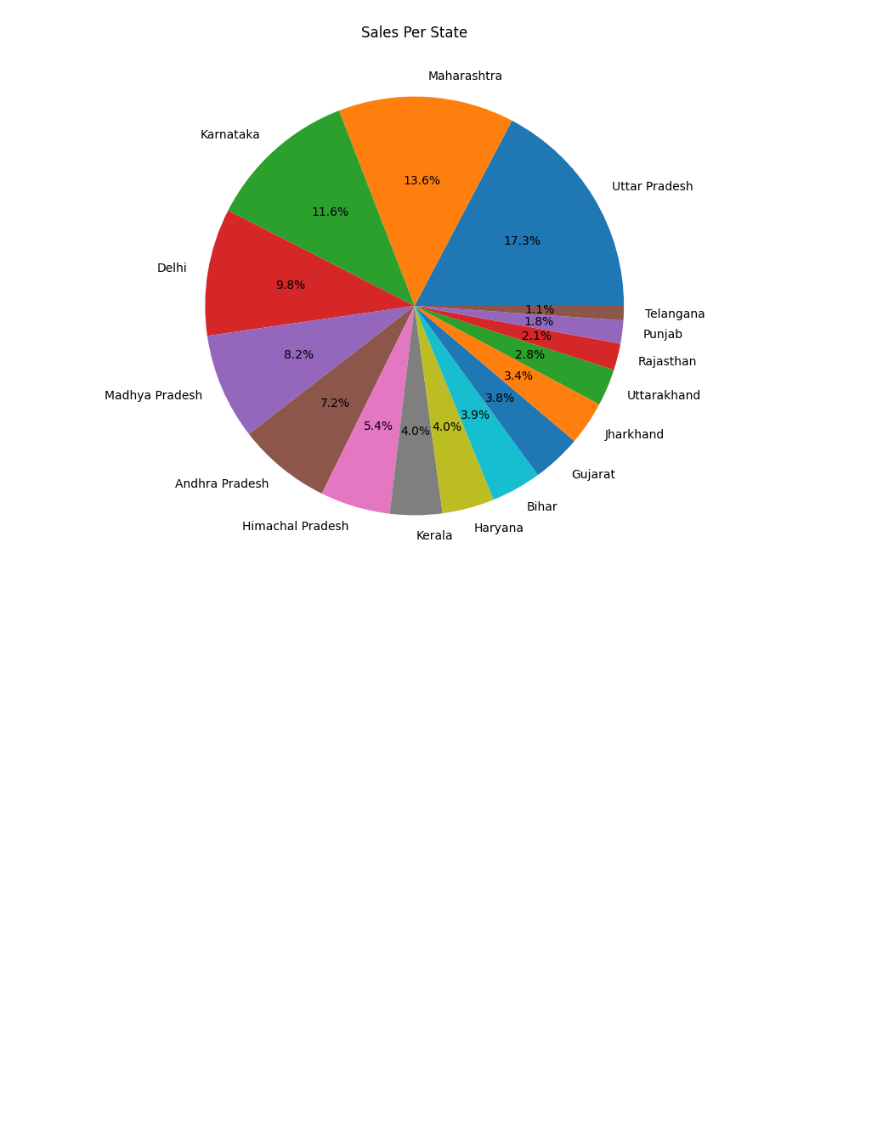
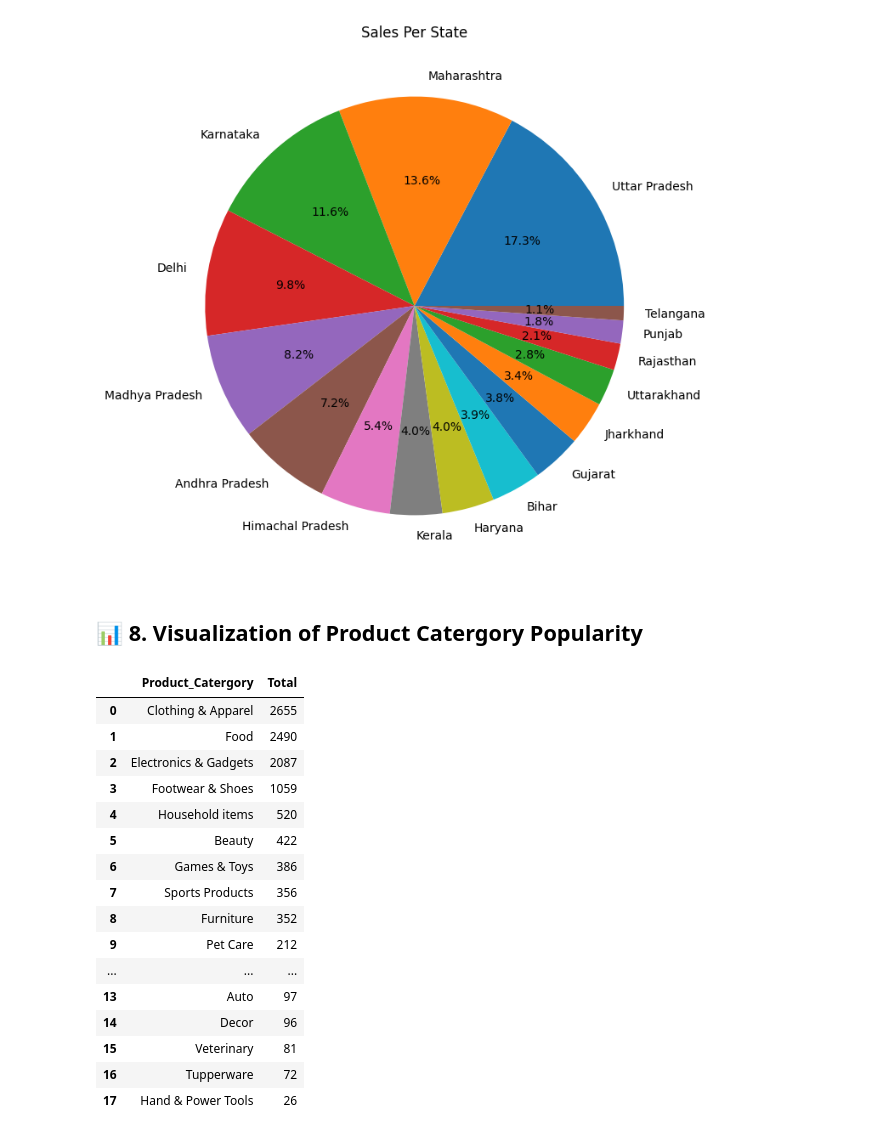
Before and after one commit to gauravvxv/Diwali-Sales-Analysis, a Jupyter notebook: Notebook/Sales.ipynb, the cells around one changed output. Drawn from its saved outputs; the diff is of its cells as text; code cells hidden in the pictures; blank space fills up the shorter version.

```diff
--- a/Notebook/Sales.ipynb
+++ b/Notebook/Sales.ipynb
@@ -238,3 +231,27 @@ plt.title('Sales Per State')
 # %% [output]
 Text(0.5, 1.0, 'Sales Per State')
 [figure]
+# %% [markdown]
+## 📊 **8. Visualization of Product Catergory Popularity**
+# %%
+products = df['Product_Category'].value_counts().reset_index()
+products.columns= ['Product_Catergory','Total']
+products
+# %% [output]
+|  | Product_Catergory | Total |
+| 0 | Clothing & Apparel | 2655 |
+| 1 | Food | 2490 |
+| 2 | Electronics & Gadgets | 2087 |
+| 3 | Footwear & Shoes | 1059 |
+| 4 | Household items | 520 |
+| 5 | Beauty | 422 |
+| 6 | Games & Toys | 386 |
+| 7 | Sports Products | 356 |
+| 8 | Furniture | 352 |
+| 9 | Pet Care | 212 |
+| ... | ... | ... |
+| 13 | Auto | 97 |
+| 14 | Decor | 96 |
+| 15 | Veterinary | 81 |
+| 16 | Tupperware | 72 |
+| 17 | Hand & Power Tools | 26 |
```
Also changed, not shown: parts of 3 cells of this notebook.
